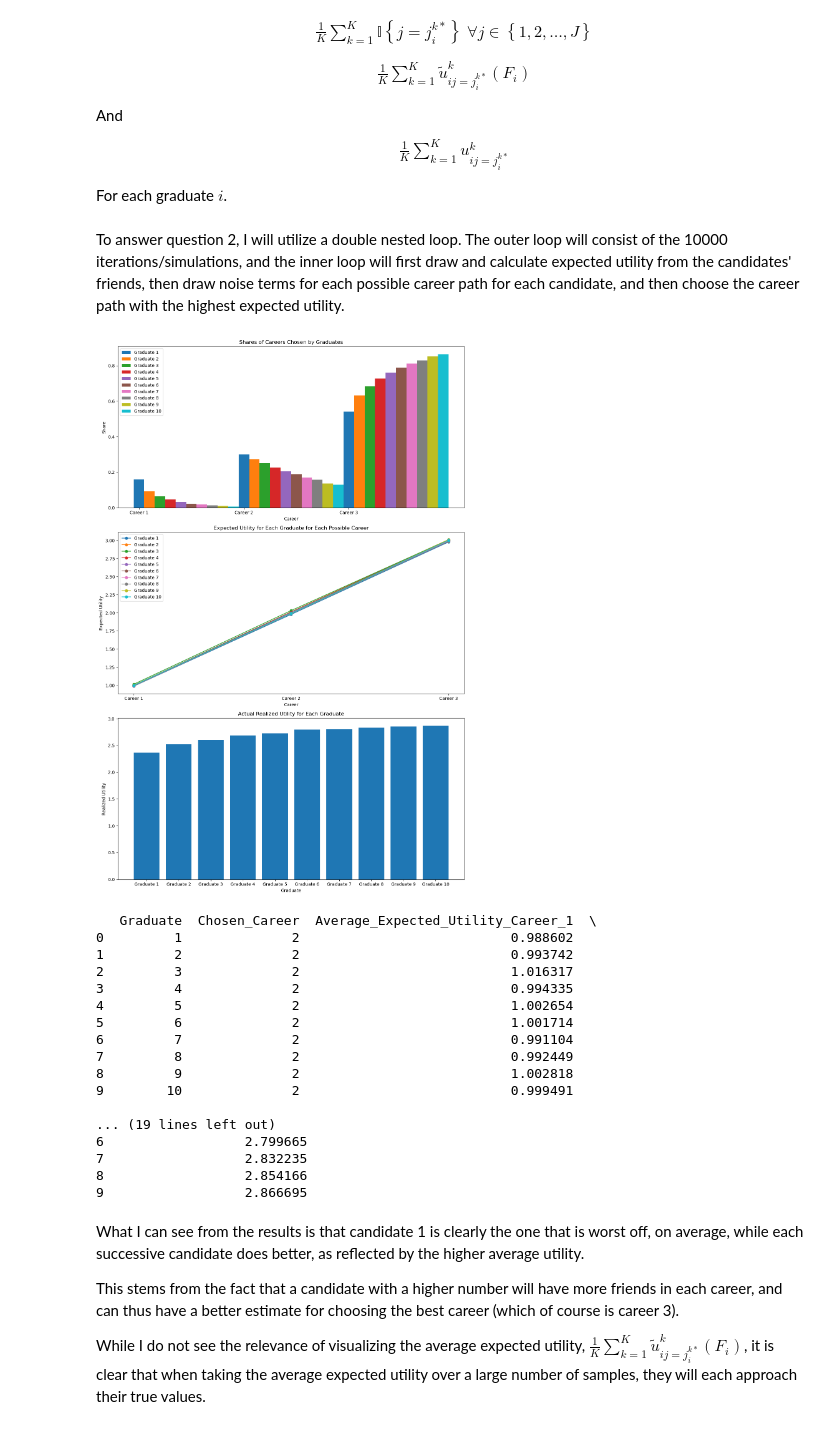
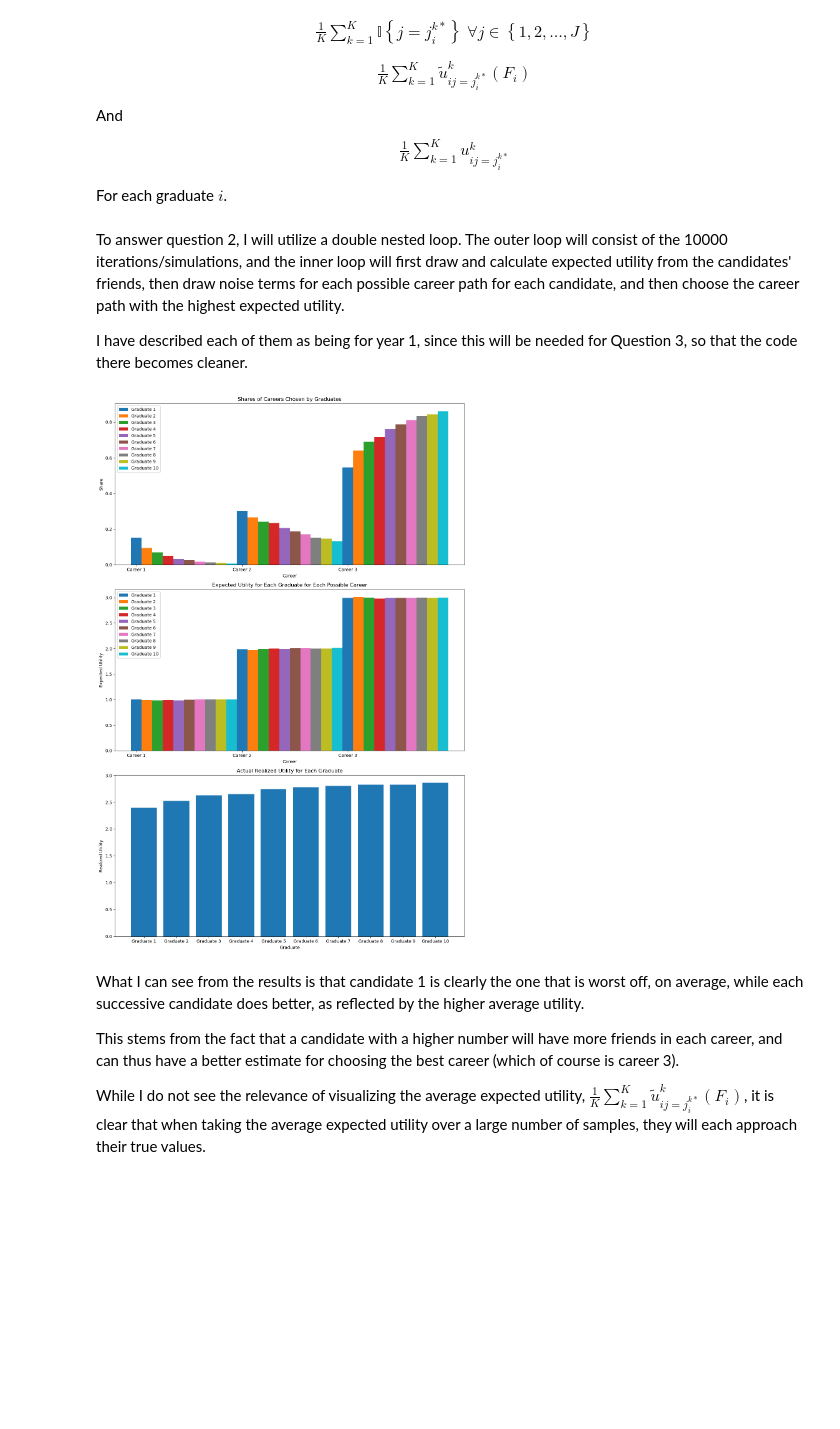
Before and after one commit to NumEconCopenhagen/projects-2024-victor, a Jupyter notebook: examproject/examproject.ipynb, the cells around one changed output. Drawn from its saved outputs; the diff is of its cells as text; code cells hidden in the pictures; blank space fills up the shorter version.

```diff
--- a/examproject/examproject.ipynb
+++ b/examproject/examproject.ipynb
@@ -354,8 +369,10 @@ $$
 For each graduate $i$.
 # %% [markdown]
 To answer question 2, I will utilize a double nested loop. The outer loop will consist of the 10000 iterations/simulations, and the inner loop will first draw and calculate expected utility from the candidates' friends, then draw noise terms for each possible career path for each candidate, and then choose the career path with the highest expected utility.
+
+I have described each of them as being for year 1, since this will be needed for Question 3, so that the code there becomes cleaner.
 # %%
-# Function to calculate expected utility from friends
+# Utility from friends function
 def expected_utility_from_friends(num_friends, par):
     utilities = np.zeros((par.J, num_friends))
     for j in range(par.J):
@@ -363,7 +380,7 @@ def expected_utility_from_friends(num_friends, par):
         utilities[j, :] = par.v[j] + epsilon
     return utilities.mean(axis=1)
 
-# Initialize lists to store results
+# Lists with zeros to store results
 all_chosen_careers_y1 = np.zeros((par.K, par.N), dtype=int)
 all_expected_utilities_y1 = np.zeros((par.K, par.N, par.J))
 all_realized_utilities_y1 = np.zeros((par.K, par.N))
@@ -384,7 +401,7 @@ for k in range(par.K):
         # Graduate chooses the career with the highest observed utility from friends
         chosen_career = np.argmax(prior_expected_utilities)
 
-        # Calculate realized utility as the chosen career utility + their own noise term
+        # Calculate realized utility as chosen career utility +noise term
         personal_realized_utility = par.v[chosen_career] + own_noise[chosen_career]
 
         chosen_careers_y1.append(chosen_career)
@@ -405,69 +422,41 @@ career_shares_y1 = np.mean(all_chosen_careers_y1 == np.arange(par.J)[:, None, No
 avg_expected_utilities_y1 = np.mean(all_expected_utilities_y1, axis=0)
 avg_realized_utilities_y1 = np.mean(all_realized_utilities_y1, axis=0)
 
-# Visualization
+# Create charts
 fig, axes = plt.subplots(3, 1, figsize=(12, 18))
 
 # Share of careers chosen by graduates
 for i in range(par.N):
     axes[0].bar(np.arange(par.J) + i/par.N, career_shares_y1[i], width=1/par.N, label=f'Graduate {i+1}')
 axes[0].set_xticks(np.arange(par.J))
 axes[0].set_xticklabels([f'Career {j+1}' for j in range(par.J)])
 axes[0].set_title('Shares of Careers Chosen by Graduates')
 axes[0].set_xlabel('Career')
 axes[0].set_ylabel('Share')
 axes[0].legend()
 
 # Expected utility for each graduate for each possible career
 for i in range(par.N):
-    axes[1].plot(np.arange(par.J), avg_expected_utilities_y1[i], marker='o', label=f'Graduate {i+1}')
+    axes[1].bar(np.arange(par.J) + i/par.N, avg_expected_utilities_y1[i], width=1/par.N, label=f'Graduate {i+1}')
 axes[1].set_xticks(np.arange(par.J))
 axes[1].set_xticklabels([f'Career {j+1}' for j in range(par.J)])
 axes[1].set_title('Expected Utility for Each Graduate for Each Possible Career')
 axes[1].set_xlabel('Career')
 axes[1].set_ylabel('Expected Utility')
 axes[1].legend()
 
 # Actual realized utility for each graduate
 axes[2].bar(np.arange(par.N), avg_realized_utilities_y1)
 axes[2].set_xticks(np.arange(par.N))
 axes[2].set_xticklabels([f'Graduate {i+1}' for i in range(par.N)])
 axes[2].set_title('Actual Realized Utility for Each Graduate')
 axes[2].set_xlabel('Graduate')
 axes[2].set_ylabel('Realized Utility')
 
 plt.tight_layout()
 plt.show()
-
-# Display the results
-df_results = pd.DataFrame({
-    'Graduate': np.arange(1, par.N + 1),
-    'Chosen_Career': np.argmax(career_shares_y1, axis=1),
-    'Average_Expected_Utility_Career_1': avg_expected_utilities_y1[:, 0],
-    'Average_Expected_Utility_Career_2': avg_expected_utilities_y1[:, 1],
-    'Average_Expected_Utility_Career_3': avg_expected_utilities_y1[:, 2],
-    'Average_Realized_Utility': avg_realized_utilities_y1
-})
-print(df_results)
 # %% [output]
-[figure, old version]
+[figure, new version]
-   Graduate  Chosen_Career  Average_Expected_Utility_Career_1  \
-0         1              2                           0.988602
-1         2              2                           0.993742
-2         3              2                           1.016317
-3         4              2                           0.994335
-4         5              2                           1.002654
-5         6              2                           1.001714
-6         7              2                           0.991104
-7         8              2                           0.992449
-8         9              2                           1.002818
-9        10              2                           0.999491
-
-... (19 lines left out)
-6                  2.799665
-7                  2.832235
-8                  2.854166
-9                  2.866695
 # %% [markdown]
 What I can see from the results is that candidate 1 is clearly the one that is worst off, on average, while each successive candidate does better, as reflected by the higher average utility.
 
```
Also changed, not shown: parts of 23 cells of this notebook, 5 other files.
